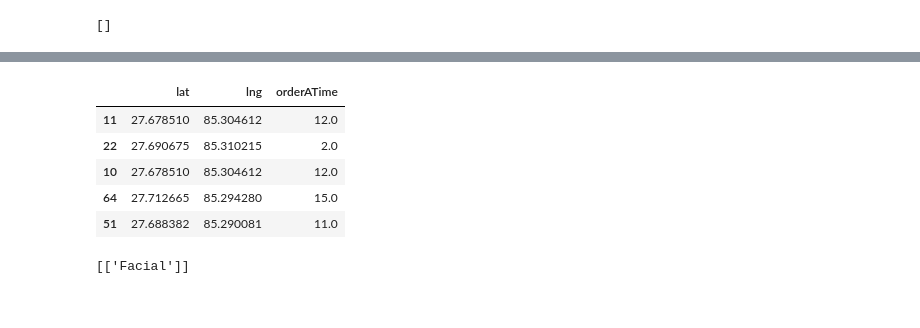
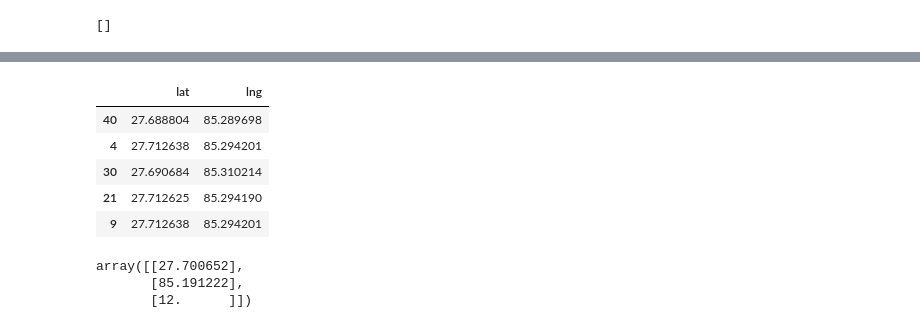
Before and after one commit to buzzbing/service-recommendation, a Jupyter notebook: ServiceRecommendation.ipynb, the cells around one changed output, grey strips where cells are left out. Drawn from its saved outputs; the diff is of its cells as text; code cells hidden in the pictures.

Commit message:
model_trained_KNN_saved_pickle

```diff
--- a/ServiceRecommendation.ipynb
+++ b/ServiceRecommendation.ipynb
@@ -17,5 +17,5 @@ from sklearn.model_selection import train_test_split
 # %%
-dataset = pd.read_csv('/content/DatasetForMP.csv')
+dataset = pd.read_excel('/content/DatasetForMP.xlsx')
 # %%
 dataset.head()
 dataset = dataset.sample(frac=1)
@@ -32,4 +32,4 @@ dataset['uid'].nunique()
 # %% [output]
 40
 # %%
-y = dataset['title']
+y = dataset['itemID'].astype(str)
@@ -40,4 +49,5 @@ print(type(y))
 # %% [output]
 <class 'pandas.core.frame.DataFrame'>
 # %%
-X = dataset.drop(columns=['title','serviceIDs','itemID','uid','orderId'])
+X = dataset.drop(columns=['title','serviceIDs','itemID','uid','orderId','uid','orderATime'])
+# X = dataset.drop(columns=['title'])
@@ -162,12 +189,12 @@ print(accuracy)
 # %%
-label_X_train.head()
+label_X_valid.head()
 # %% [output]
-|  | lat | lng | orderATime |
-| 11 | 27.678510 | 85.304612 | 12.0 |
-| 22 | 27.690675 | 85.310215 | 2.0 |
-| 10 | 27.678510 | 85.304612 | 12.0 |
-| 64 | 27.712665 | 85.294280 | 15.0 |
-| 51 | 27.688382 | 85.290081 | 11.0 |
+|  | lat | lng |
+| 40 | 27.688804 | 85.289698 |
+| 4 | 27.712638 | 85.294201 |
+| 30 | 27.690684 | 85.310214 |
+| 21 | 27.712625 | 85.294190 |
+| 9 | 27.712638 | 85.294201 |
 # %%
 # ordertime = encoder.inverse_transform(label_X_train['orderATime'])
 # %%
@@ -178,4 +202,6 @@ x = encoder.inverse_transform([
-# %%
-print(x)
-# %% [output]
-[['Facial']]
+# %%
+t.reshape((-1,1))
+# %% [output]
+array([[27.700652],
+       [85.191222],
+       [12.      ]])
```
Also changed, not shown: parts of 23 cells of this notebook.
